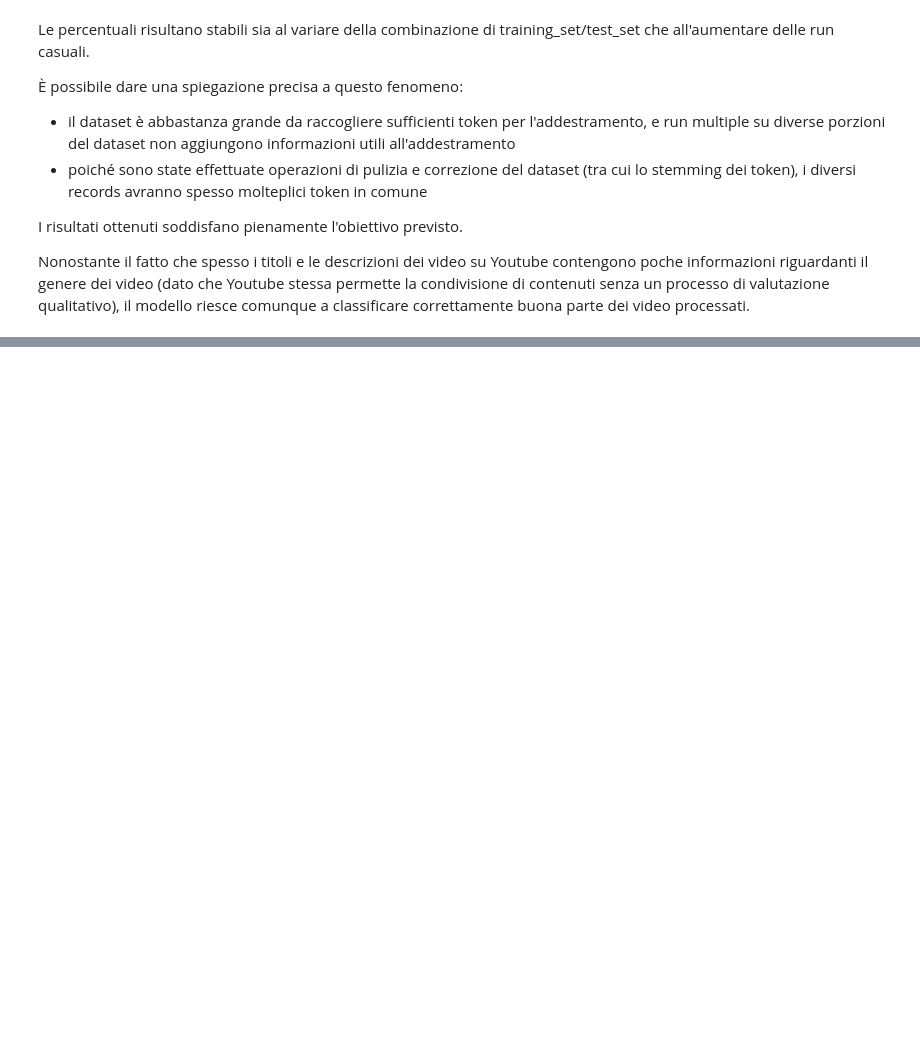
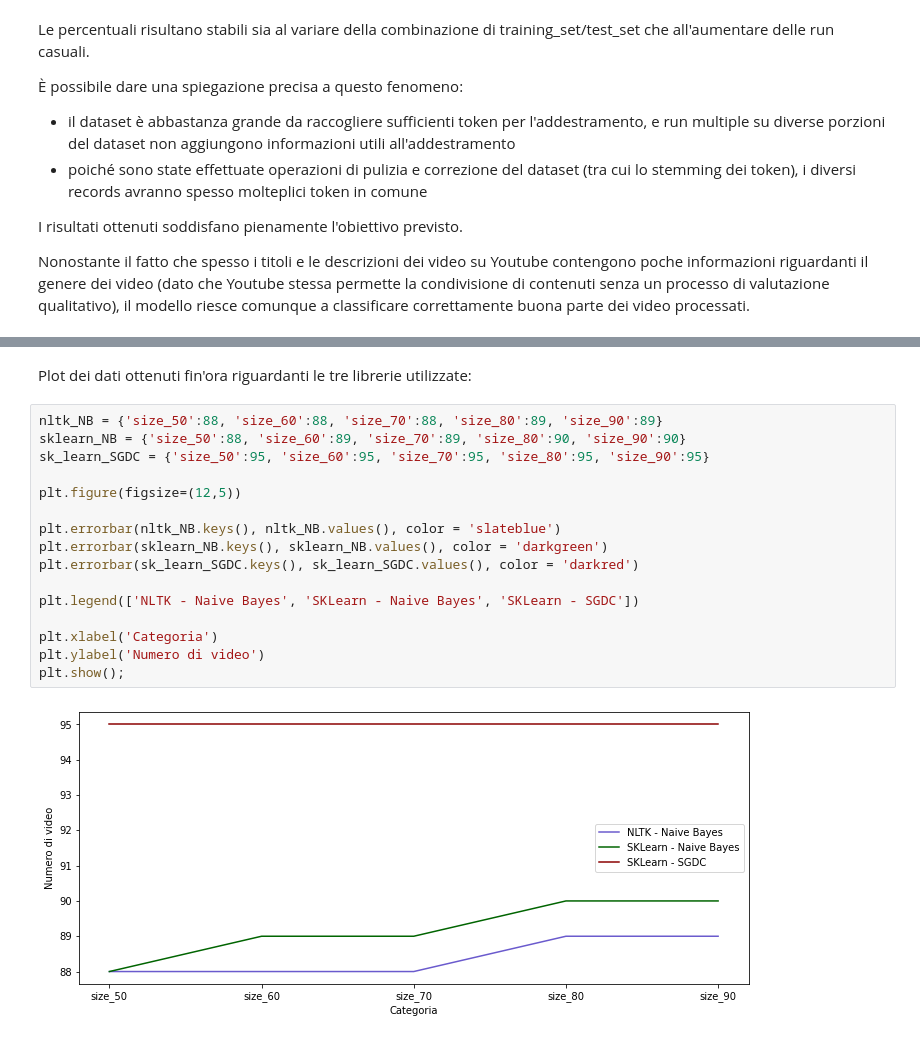
Before and after one commit to antoniopelusi/youtube-classification, a Jupyter notebook: youtube-classification.ipynb, the cells around one changed output, grey strips where cells are left out. Saved outputs shown, nothing was run; the diff lists cells and outputs as text; blank space fills up the shorter version.

```diff
--- a/youtube-classification.ipynb
+++ b/youtube-classification.ipynb
@@ -664,0 +704,20 @@ Nonostante il fatto che spesso i titoli e le descrizioni dei video su Youtube co
+# %% [markdown]
+Plot dei dati ottenuti fin'ora riguardanti le tre librerie utilizzate:
+# %%
+nltk_NB = {'size_50':88, 'size_60':88, 'size_70':88, 'size_80':89, 'size_90':89}
+sklearn_NB = {'size_50':88, 'size_60':89, 'size_70':89, 'size_80':90, 'size_90':90}
+sk_learn_SGDC = {'size_50':95, 'size_60':95, 'size_70':95, 'size_80':95, 'size_90':95}
+
+plt.figure(figsize=(12,5))
+
+plt.errorbar(nltk_NB.keys(), nltk_NB.values(), color = 'slateblue')
+plt.errorbar(sklearn_NB.keys(), sklearn_NB.values(), color = 'darkgreen')
+plt.errorbar(sk_learn_SGDC.keys(), sk_learn_SGDC.values(), color = 'darkred')
+
+plt.legend(['NLTK - Naive Bayes', 'SKLearn - Naive Bayes', 'SKLearn - SGDC'])
+
+plt.xlabel('Categoria')
+plt.ylabel('Numero di video')
+plt.show();
+# %% [output]
+[figure, added]
```
Also changed, not shown: parts of 13 cells of this notebook.
